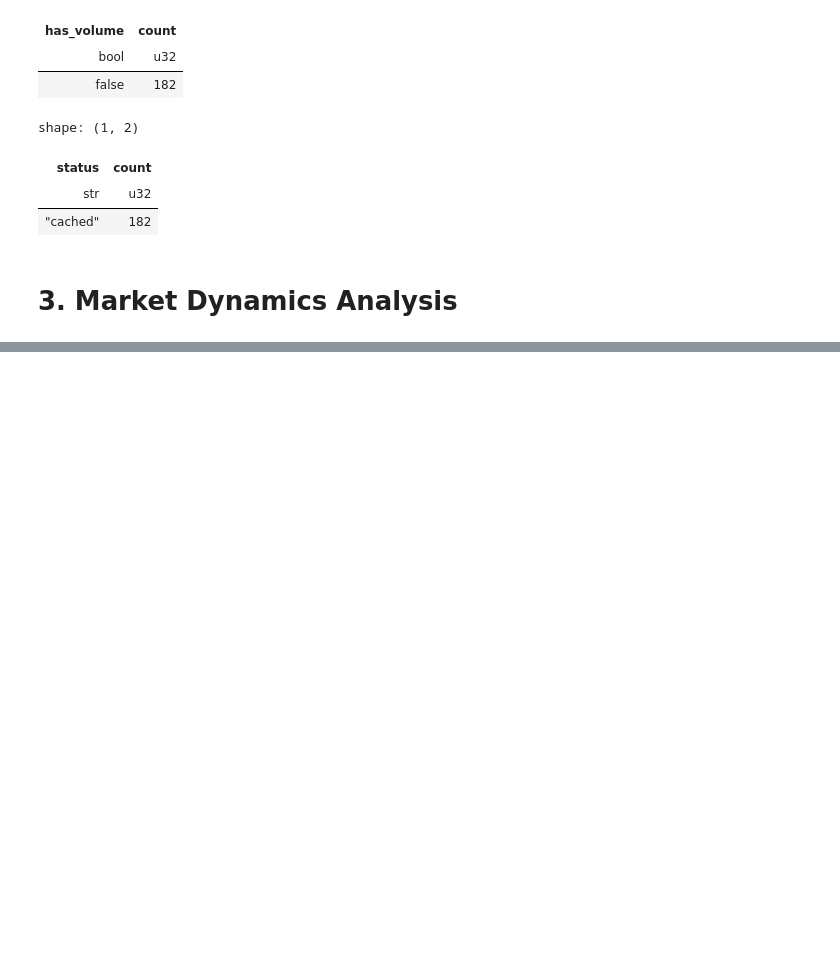
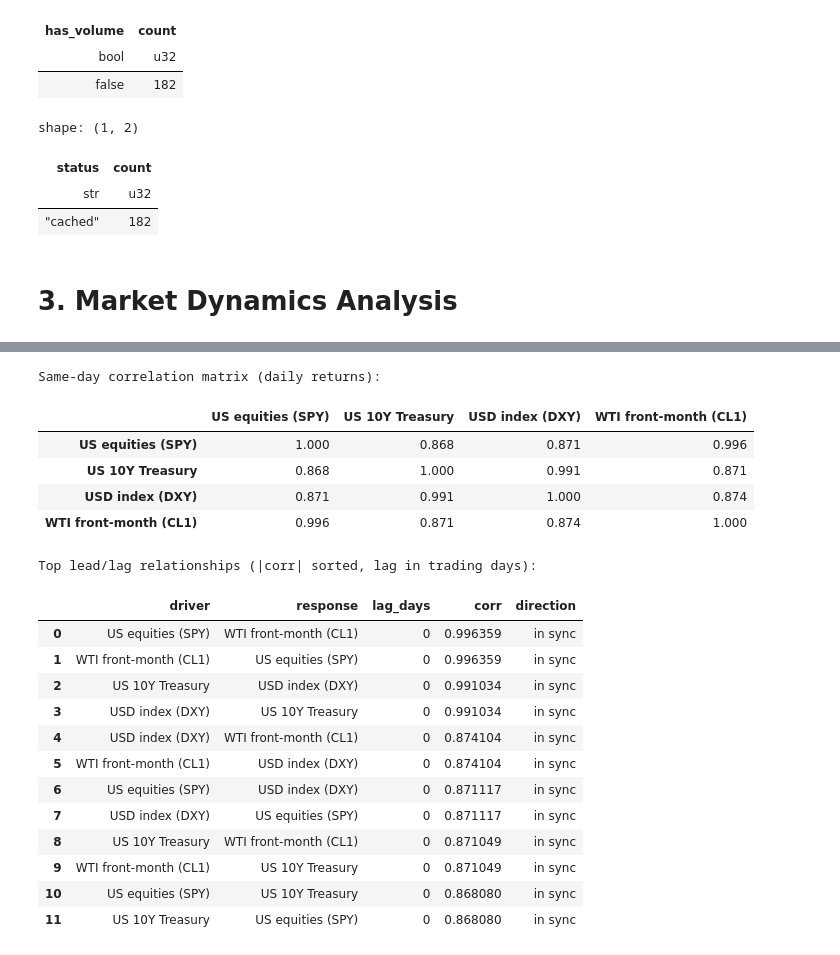
Before and after one commit to kecheng-shi/Nexus-data-preprocessing, a Jupyter notebook: Nexus Data Analysis.ipynb, the cells around one changed output, grey strips where cells are left out. Drawn from its saved outputs; the diff is of its cells as text; code cells hidden in the pictures; blank space fills up the shorter version.

```diff
--- a/Nexus Data Analysis.ipynb
+++ b/Nexus Data Analysis.ipynb
@@ -515,0 +785,78 @@ shape: (1, 2)
+# %%
+# Daily cross-asset correlations and lead/lag search
+daily_frames = [
+    load_preprocessed(cfg["stem"]).select([
+        pl.col("date").dt.date().alias("date"),
+        pl.col("ret").alias(cfg["label"])
+    ]).drop_nulls(cfg["label"])
+    for cfg in ASSET_SERIES.values()
+]
+
+daily_panel = join_on_date(daily_frames, how="inner")
+daily_pd = daily_panel.to_pandas().set_index("date").dropna()
+
+print("Same-day correlation matrix (daily returns):")
+display(daily_pd.corr().round(3))
+
+max_lag = 5
+records: List[Dict[str, object]] = []
+for driver_label in ASSET_SERIES.values():
+    driver_series = daily_pd[driver_label["label"]]
+    for response_label in ASSET_SERIES.values():
+        if driver_label is response_label:
+            continue
+        response_series = daily_pd[response_label["label"]]
+        best_corr = 0.0
+        best_lag = 0
+        for lag in range(-max_lag, max_lag + 1):
+            shifted = driver_series.shift(lag)
+            paired = pd.concat([shifted, response_series], axis=1).dropna()
+            if len(paired) < 40:
+                continue
+            corr = paired.corr().iloc[0, 1]
+            if pd.isna(corr):
+                continue
+            if abs(corr) > abs(best_corr):
+                best_corr = corr
+                best_lag = lag
+        if best_lag != 0:
+            direction = "driver leads" if best_lag < 0 else "driver lags"
+        else:
+            direction = "in sync"
+        records.append({
+            "driver": driver_label["label"],
+            "response": response_label["label"],
+            "lag_days": best_lag,
+            "corr": best_corr,
+            "direction": direction
+        })
+
+lead_lag_table = (
+    pd.DataFrame(records)
+    .sort_values("corr", key=lambda s: s.abs(), ascending=False)
+    .head(12)
+    .reset_index(drop=True)
+)
+print("Top lead/lag relationships (|corr| sorted, lag in trading days):")
+display(lead_lag_table)
+# %% [output]
+Same-day correlation matrix (daily returns):
+|  | US equities (SPY) | US 10Y Treasury | USD index (DXY) | WTI front-month (CL1) |
+| US equities (SPY) | 1.000 | 0.868 | 0.871 | 0.996 |
+| US 10Y Treasury | 0.868 | 1.000 | 0.991 | 0.871 |
+| USD index (DXY) | 0.871 | 0.991 | 1.000 | 0.874 |
+| WTI front-month (CL1) | 0.996 | 0.871 | 0.874 | 1.000 |
+Top lead/lag relationships (|corr| sorted, lag in trading days):
+|  | driver | response | lag_days | corr | direction |
+| 0 | US equities (SPY) | WTI front-month (CL1) | 0 | 0.996359 | in sync |
+| 1 | WTI front-month (CL1) | US equities (SPY) | 0 | 0.996359 | in sync |
+| 2 | US 10Y Treasury | USD index (DXY) | 0 | 0.991034 | in sync |
+| 3 | USD index (DXY) | US 10Y Treasury | 0 | 0.991034 | in sync |
+| 4 | USD index (DXY) | WTI front-month (CL1) | 0 | 0.874104 | in sync |
+| 5 | WTI front-month (CL1) | USD index (DXY) | 0 | 0.874104 | in sync |
+| 6 | US equities (SPY) | USD index (DXY) | 0 | 0.871117 | in sync |
+| 7 | USD index (DXY) | US equities (SPY) | 0 | 0.871117 | in sync |
+| 8 | US 10Y Treasury | WTI front-month (CL1) | 0 | 0.871049 | in sync |
+| 9 | WTI front-month (CL1) | US 10Y Treasury | 0 | 0.871049 | in sync |
+| 10 | US equities (SPY) | US 10Y Treasury | 0 | 0.868080 | in sync |
+| 11 | US 10Y Treasury | US equities (SPY) | 0 | 0.868080 | in sync |
```
Also changed, not shown: parts of 15 cells of this notebook, 2 other files.
